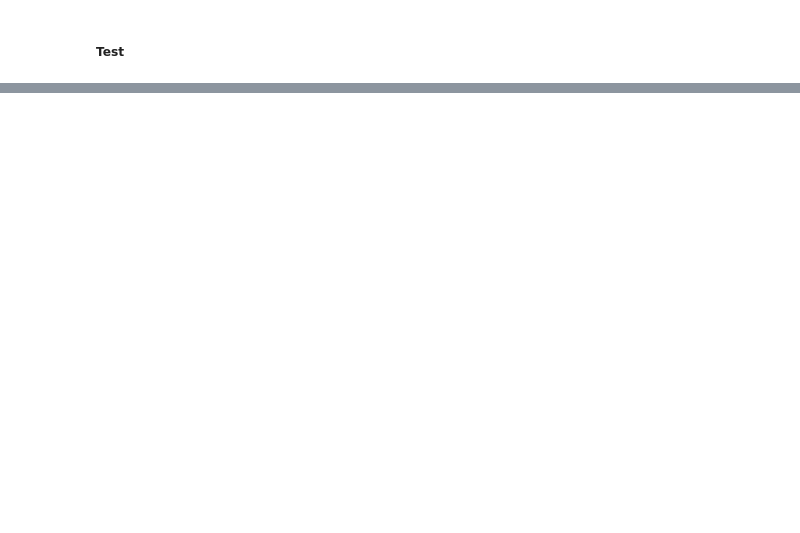
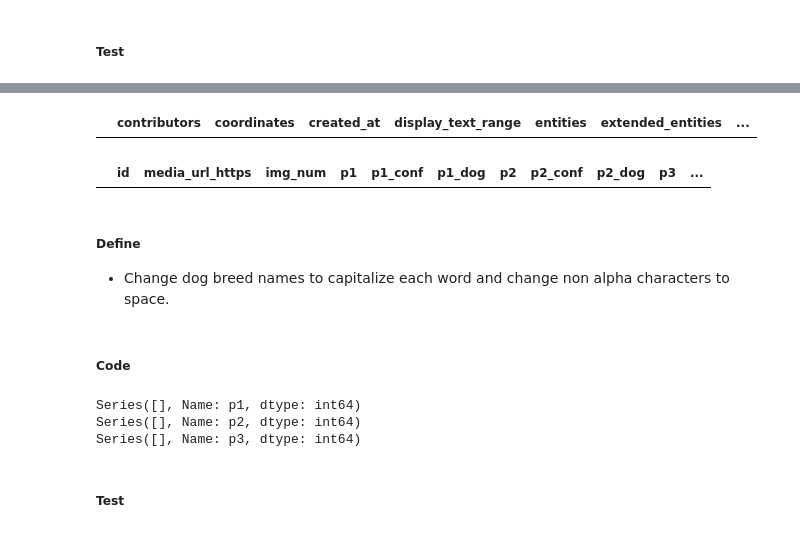
Before and after one commit to mpetersen000/DataAnalyst, a Jupyter notebook: DataWranglingOfTwitter_WeRateDogs/wrangle_act.ipynb, the cells around one changed output, grey strips where cells are left out. Drawn from its saved outputs; the diff is of its cells as text; code cells hidden in the pictures; blank space fills up the shorter version.

```diff
--- a/DataWranglingOfTwitter_WeRateDogs/wrangle_act.ipynb
+++ b/DataWranglingOfTwitter_WeRateDogs/wrangle_act.ipynb
@@ -407,0 +887,4 @@ Both of these documents can be created in separate Jupyter Notebooks using the M
+# %%
+# Change the column names to comply with Twitter API conventions
+df_tweets_clean = df_tweets_clean.rename(columns={'tweet_id': 'id'})
+df_image_predict_clean = df_image_predict_clean.rename(columns={'tweet_id':'id', 'jpg_url':'media_url_https'})
@@ -407,0 +944,20 @@ Both of these documents can be created in separate Jupyter Notebooks using the M
+# %%
+# Convert data types in each dataframe
+df_tweets_clean.id = df_tweets_clean.id.astype(str)
+df_tweets_clean.in_reply_to_status_id = df_tweets_clean.in_reply_to_status_id.astype(str)
+df_tweets_clean.in_reply_to_user_id = df_tweets_clean.in_reply_to_user_id.astype(str)
+df_tweets_clean.retweeted_status_id = df_tweets_clean.retweeted_status_id.astype(str)
+df_tweets_clean.retweeted_status_user_id = df_tweets_clean.retweeted_status_user_id.astype(str)
+df_tweets_clean.timestamp = pd.to_datetime(df_tweets_clean.timestamp)
+df_tweets_clean.retweeted_status_timestamp = pd.to_datetime(df_tweets_clean.retweeted_status_timestamp)
+
+df_image_predict_clean.id = df_image_predict_clean.id.astype(str)
+
+df_tweet_additional_info_clean.id = df_tweet_additional_info_clean.id.astype(str)
+df_tweet_additional_info_clean.in_reply_to_status_id = df_tweet_additional_info_clean.in_reply_to_status_id.astype(str)
+df_tweet_additional_info_clean.in_reply_to_user_id = df_tweet_additional_info_clean.in_reply_to_user_id.astype(str)
+df_tweet_additional_info_clean.quoted_status_id = df_tweet_additional_info_clean.quoted_status_id.astype(str)
+df_tweet_additional_info_clean.id_str = df_tweet_additional_info_clean.id_str.astype(str)
+df_tweet_additional_info_clean.quoted_status_id_str = df_tweet_additional_info_clean.quoted_status_id_str.astype(str)
+df_tweet_additional_info_clean.in_reply_to_status_id_str = df_tweet_additional_info_clean.in_reply_to_status_id_str.astype(str)
+df_tweet_additional_info_clean.in_reply_to_user_id_str = df_tweet_additional_info_clean.in_reply_to_user_id_str.astype(str)
@@ -407,0 +1032,13 @@ Both of these documents can be created in separate Jupyter Notebooks using the M
+# %%
+# Update each data frame to only keep common ids
+df_tweets_clean = df_tweets_clean.loc[df_tweets_clean['in_ids']
+                                                    == True]
+df_image_predict_clean = df_image_predict_clean.loc[df_image_predict_clean['in_ids']
+                                                    == True]
+df_tweet_additional_info_clean = df_tweet_additional_info_clean.loc[df_tweet_additional_info_clean['in_ids']
+                                                                    == True]
+# %%
+# Drop the temporary column after the changes
+df_tweets_clean = df_tweets_clean.drop('in_ids', axis=1)
+df_image_predict_clean = df_image_predict_clean.drop('in_ids', axis=1)
+df_tweet_additional_info_clean = df_tweet_additional_info_clean.drop('in_ids', axis=1)
@@ -407,0 +1059,24 @@ Both of these documents can be created in separate Jupyter Notebooks using the M
+# %%
+# Output the first row of each dataframe after the changes
+df_tweet_additional_info_clean.head(1)
+# %% [output]
+|  | contributors | coordinates | created_at | display_text_range | entities | extended_entities | ... |
+# %%
+# Output the first row of each dataframe after the changes
+df_image_predict_clean.head(1)
+# %% [output]
+|  | id | media_url_https | img_num | p1 | p1_conf | p1_dog | p2 | p2_conf | p2_dog | p3 | ... |
+# %% [markdown]
+##### Define
+- Change dog breed names to capitalize each word and change non alpha characters to space.
+# %% [markdown]
+##### Code
+# %%
+# Sort on names
+print(df_image_predict_clean.p1.value_counts().sort_index())
+print(df_image_predict_clean.p2.value_counts().sort_index())
+print(df_image_predict_clean.p3.value_counts().sort_index())
+# %% [output]
+Series([], Name: p1, dtype: int64)
+Series([], Name: p2, dtype: int64)
+Series([], Name: p3, dtype: int64)
@@ -407,0 +1088,2 @@ Both of these documents can be created in separate Jupyter Notebooks using the M
+# %% [markdown]
+##### Test
```
Also changed, not shown: parts of 174 cells of this notebook.
